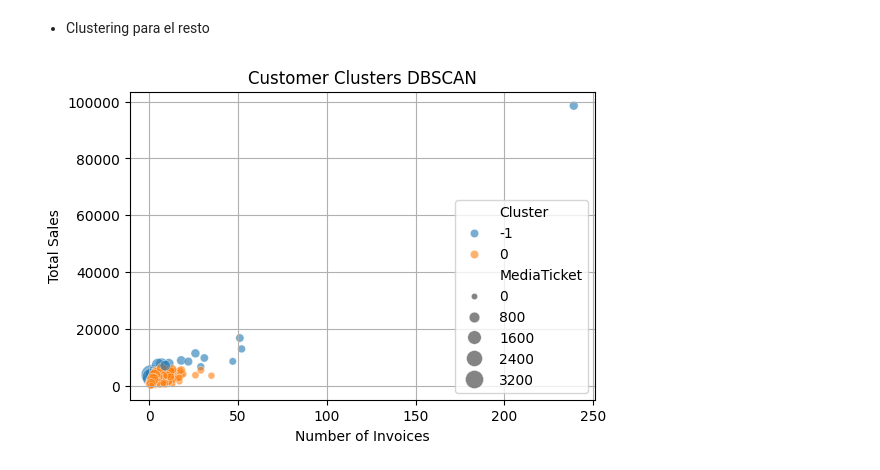
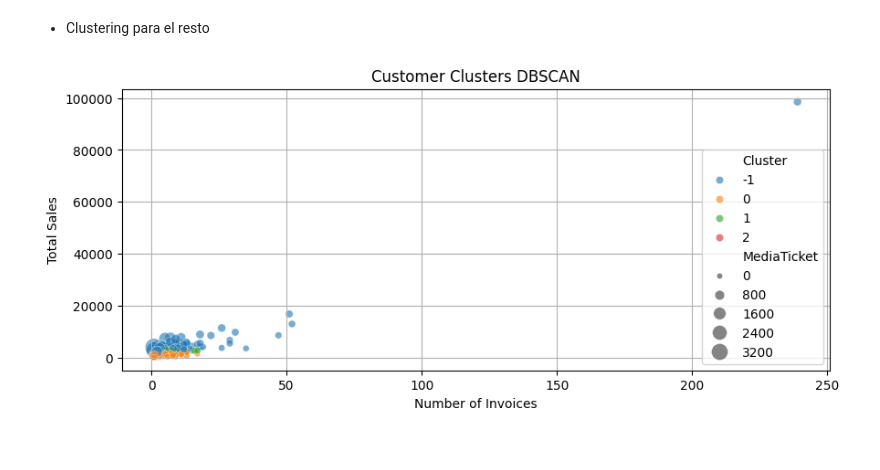
Before and after one commit to Proyecto-IA-y-BD/Proyecto-IA-BD, a Jupyter notebook: clustering/src/models/dbscan.ipynb, the cells around one changed output. Drawn from its saved outputs; the diff is of its cells as text; code cells hidden in the pictures.

```diff
--- a/clustering/src/models/dbscan.ipynb
+++ b/clustering/src/models/dbscan.ipynb
@@ -38,33 +38,33 @@ plt.show()
 # %%
 import pandas as pd
 import seaborn as sns
 import matplotlib.pyplot as plt
 from sklearn.cluster import DBSCAN
 
-df = pd.read_csv("../../data/dataset_rest_for_clustering.csv")
+df_rest = pd.read_csv("../../data/dataset_rest_for_clustering.csv")
 
-features_to_use = df[['TotalSales', 'InvoiceNo', 'MediaTicket']]
+features_to_use = df_rest[['TotalSales', 'InvoiceNo', 'MediaTicket']]
 
-dbscan = DBSCAN(eps=500, min_samples=5)
+dbscan = DBSCAN(eps=150, min_samples=5)
 
-df["Cluster"] = dbscan.fit_predict(features_to_use)
+df_rest["Cluster"] = dbscan.fit_predict(features_to_use)
 
-plt.figure(figsize=(6, 4))
+plt.figure(figsize=(10, 4))
 sns.scatterplot(
   x='InvoiceNo',
   y='TotalSales',
   hue='Cluster',
   size='MediaTicket',
   sizes=(20, 200),
   alpha=0.6,
   palette='tab10',
-  data=df
+  data=df_rest
 )
 plt.xlabel("Number of Invoices")
 plt.ylabel("Total Sales")
 plt.title("Customer Clusters DBSCAN")
 plt.legend(loc='lower right')
 plt.grid()
 plt.show()
 # %% [output]
-[figure, old version]
+[figure, new version]
```
Also changed, not shown: parts of 1 cell of this notebook.
